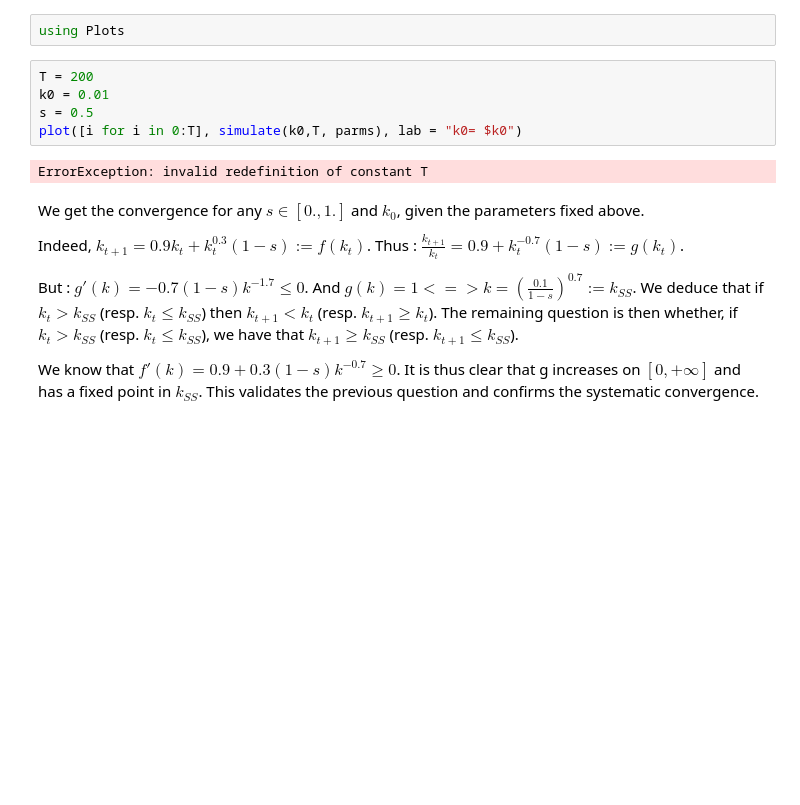
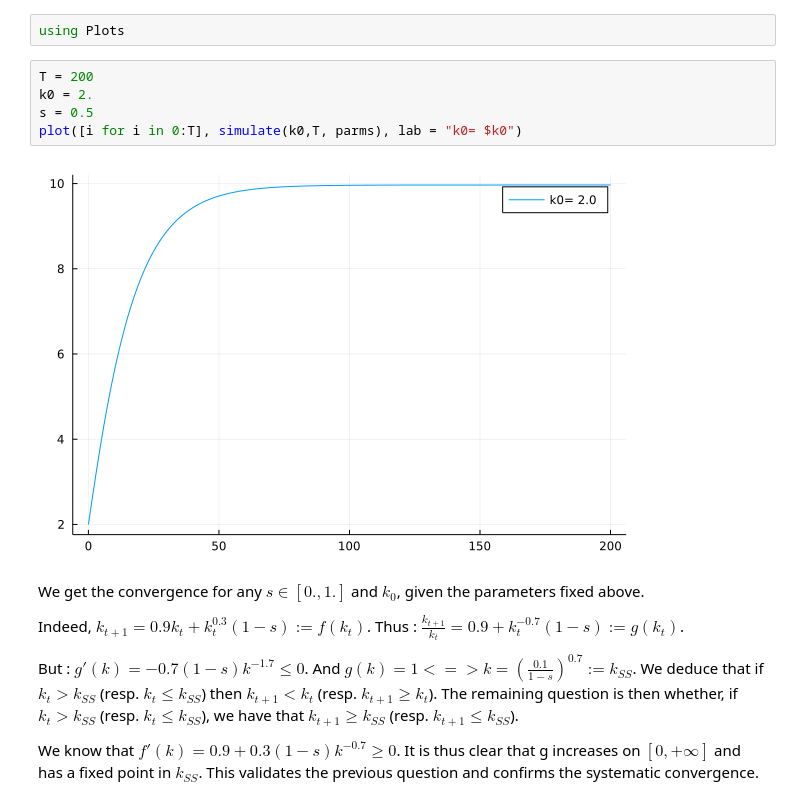
Before and after one commit to gabriellequeran/mie37, a Jupyter notebook: notebooks/homework_1.ipynb, the cells around one changed output. Saved outputs shown, nothing was run; the diff lists cells and outputs as text; blank space fills up the shorter version.

```diff
--- a/notebooks/homework_1.ipynb
+++ b/notebooks/homework_1.ipynb
@@ -75,11 +75,11 @@ __Make a nice plot to illustrate the convergence. Do we get convergence from any
 using Plots
 # %%
 T = 200
-k0 = 0.01
+k0 = 2.
 s = 0.5
 plot([i for i in 0:T], simulate(k0,T, parms), lab = "k0= $k0")
 # %% [output]
-ErrorException: invalid redefinition of constant T
+[figure, added]
 # %% [markdown]
 We get the convergence for any $s \in [0.,1.]$ and $k_0$, given the parameters fixed above.
 
```
Also changed, not shown: parts of 22 cells of this notebook.
